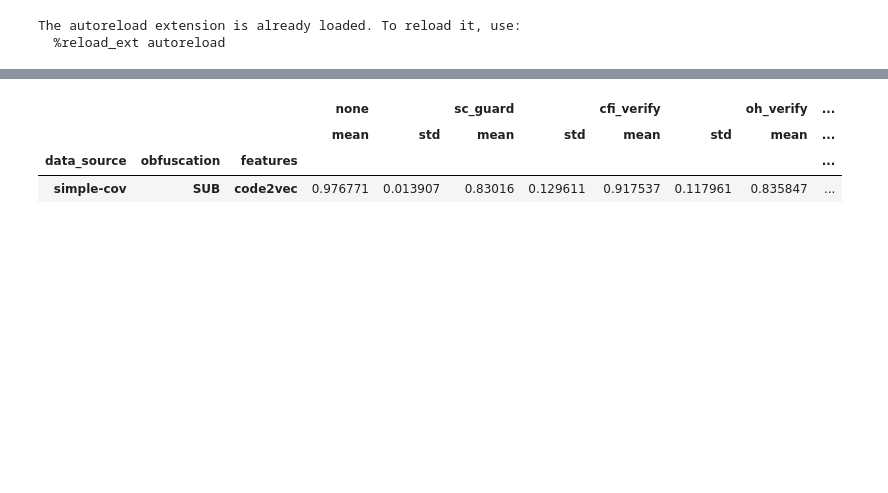
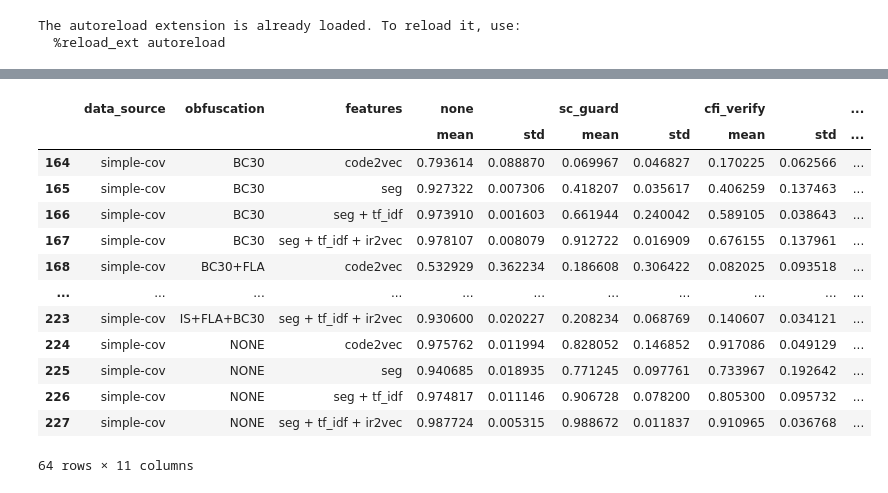
Before and after one commit to tum-i4/sipvsml, a Jupyter notebook: sip_vs_pipeline/evaluation/generate_plots.ipynb, the cells around one changed output, grey strips where cells are left out. Saved outputs shown, nothing was run; the diff lists cells and outputs as text; code cells hidden in the pictures; blank space fills up the shorter version.

```diff
--- a/sip_vs_pipeline/evaluation/generate_plots.ipynb
+++ b/sip_vs_pipeline/evaluation/generate_plots.ipynb
@@ -24,8 +38,26 @@ df
 # %%
-df.groupby(['data_source', 'obfuscation', 'features'])\
-    .agg({'none': ['mean', 'std'], 'sc_guard': ['mean', 'std'], 'cfi_verify': ['mean', 'std'], 'oh_verify': ['mean', 'std']})
+results_table = df.groupby(['data_source', 'obfuscation', 'features'])\
+.agg({
+    'none': ['mean', 'std'],
+    'sc_guard': ['mean', 'std'],
+    'cfi_verify': ['mean', 'std'],
+    'oh_verify': ['mean', 'std']
+}).reset_index()
-# %% [output]
-|  |  |  | none |  | sc_guard |  | cfi_verify |  | oh_verify | ... |
-|  |  |  | mean | std | mean | std | mean | std | mean | ... |
-| data_source | obfuscation | features |  |  |  |  |  |  |  | ... |
-| simple-cov | SUB | code2vec | 0.976771 | 0.013907 | 0.83016 | 0.129611 | 0.917537 | 0.117961 | 0.835847 | ... |
+# %%
+simple_df = results_table[results_table['data_source'] == 'simple-cov']
+simple_df
+# %% [output]
+|  | data_source | obfuscation | features | none |  | sc_guard |  | cfi_verify |  | ... |
+|  |  |  |  | mean | std | mean | std | mean | std | ... |
+| 164 | simple-cov | BC30 | code2vec | 0.793614 | 0.088870 | 0.069967 | 0.046827 | 0.170225 | 0.062566 | ... |
+| 165 | simple-cov | BC30 | seg | 0.927322 | 0.007306 | 0.418207 | 0.035617 | 0.406259 | 0.137463 | ... |
+| 166 | simple-cov | BC30 | seg + tf_idf | 0.973910 | 0.001603 | 0.661944 | 0.240042 | 0.589105 | 0.038643 | ... |
+| 167 | simple-cov | BC30 | seg + tf_idf + ir2vec | 0.978107 | 0.008079 | 0.912722 | 0.016909 | 0.676155 | 0.137961 | ... |
+| 168 | simple-cov | BC30+FLA | code2vec | 0.532929 | 0.362234 | 0.186608 | 0.306422 | 0.082025 | 0.093518 | ... |
+| ... | ... | ... | ... | ... | ... | ... | ... | ... | ... | ... |
+| 223 | simple-cov | IS+FLA+BC30 | seg + tf_idf + ir2vec | 0.930600 | 0.020227 | 0.208234 | 0.068769 | 0.140607 | 0.034121 | ... |
+| 224 | simple-cov | NONE | code2vec | 0.975762 | 0.011994 | 0.828052 | 0.146852 | 0.917086 | 0.049129 | ... |
+| 225 | simple-cov | NONE | seg | 0.940685 | 0.018935 | 0.771245 | 0.097761 | 0.733967 | 0.192642 | ... |
+| 226 | simple-cov | NONE | seg + tf_idf | 0.974817 | 0.011146 | 0.906728 | 0.078200 | 0.805300 | 0.095732 | ... |
+| 227 | simple-cov | NONE | seg + tf_idf + ir2vec | 0.987724 | 0.005315 | 0.988672 | 0.011837 | 0.910965 | 0.036768 | ... |
+64 rows × 11 columns
```
Also changed, not shown: parts of 10 cells of this notebook, 2 other files.
